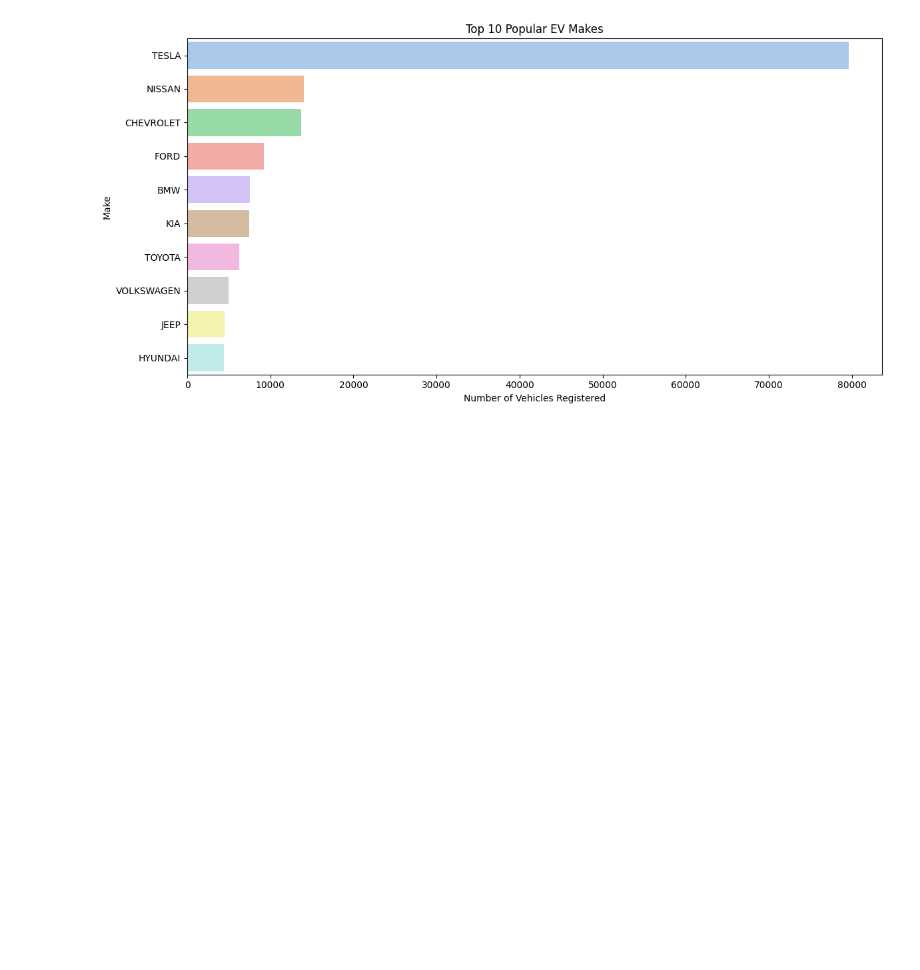
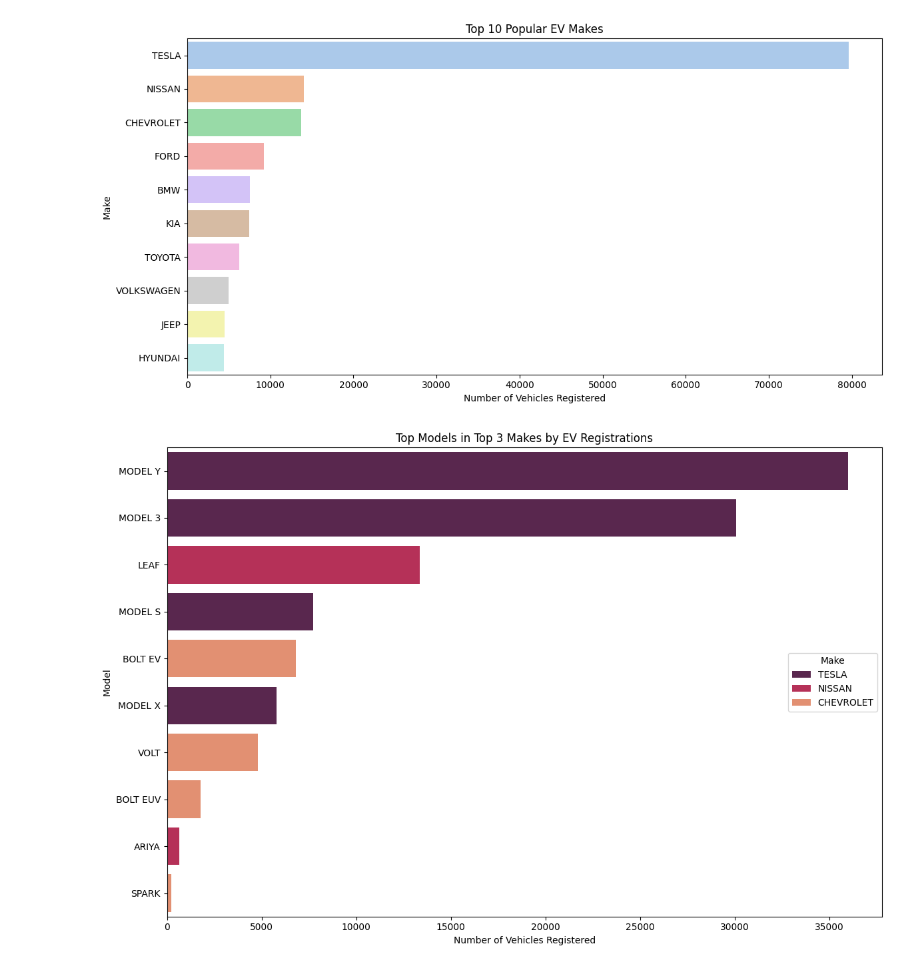
Before and after one commit to sulebalaban/Electric-Vehicles-Market-Size-Analysis-using-Python, a Jupyter notebook: Electric _Vehicles.ipynb, the cells around one changed output. Saved outputs shown, nothing was run; the diff lists cells and outputs as text; code cells hidden in the pictures; blank space fills up the shorter version.

```diff
--- a/Electric _Vehicles.ipynb
+++ b/Electric _Vehicles.ipynb
@@ -114,3 +114,19 @@ Passing `palette` without assigning `hue` is deprecated and will be removed in v
 
   sns.barplot(x=ev_make_distribution.values,y=ev_make_distribution.index,palette="pastel")
 [figure]
+# %%
+top_3_makes=ev_make_distribution.head(3).index
+top_makes_data=ev_data[ev_data['Make'].isin(top_3_makes)]
+ev_model_distribution_top_makes=top_makes_data.groupby(['Make','Model']).size().sort_values(ascending=False).reset_index(name='Number of Vehicles')
+top_models=ev_model_distribution_top_makes.head(10)
+# %%
+plt.figure(figsize=(12,8))
+sns.barplot(data=top_models,x='Number of Vehicles', y='Model', hue='Make',  palette= "rocket")
+plt.title('Top Models in Top 3 Makes by EV Registrations')
+plt.xlabel('Number of Vehicles Registered')
+plt.ylabel('Model')
+plt.legend(title='Make', loc='center right')
+plt.tight_layout()
+plt.show()
+# %% [output]
+[figure, added]
```
Also changed, not shown: parts of 3 cells of this notebook.
